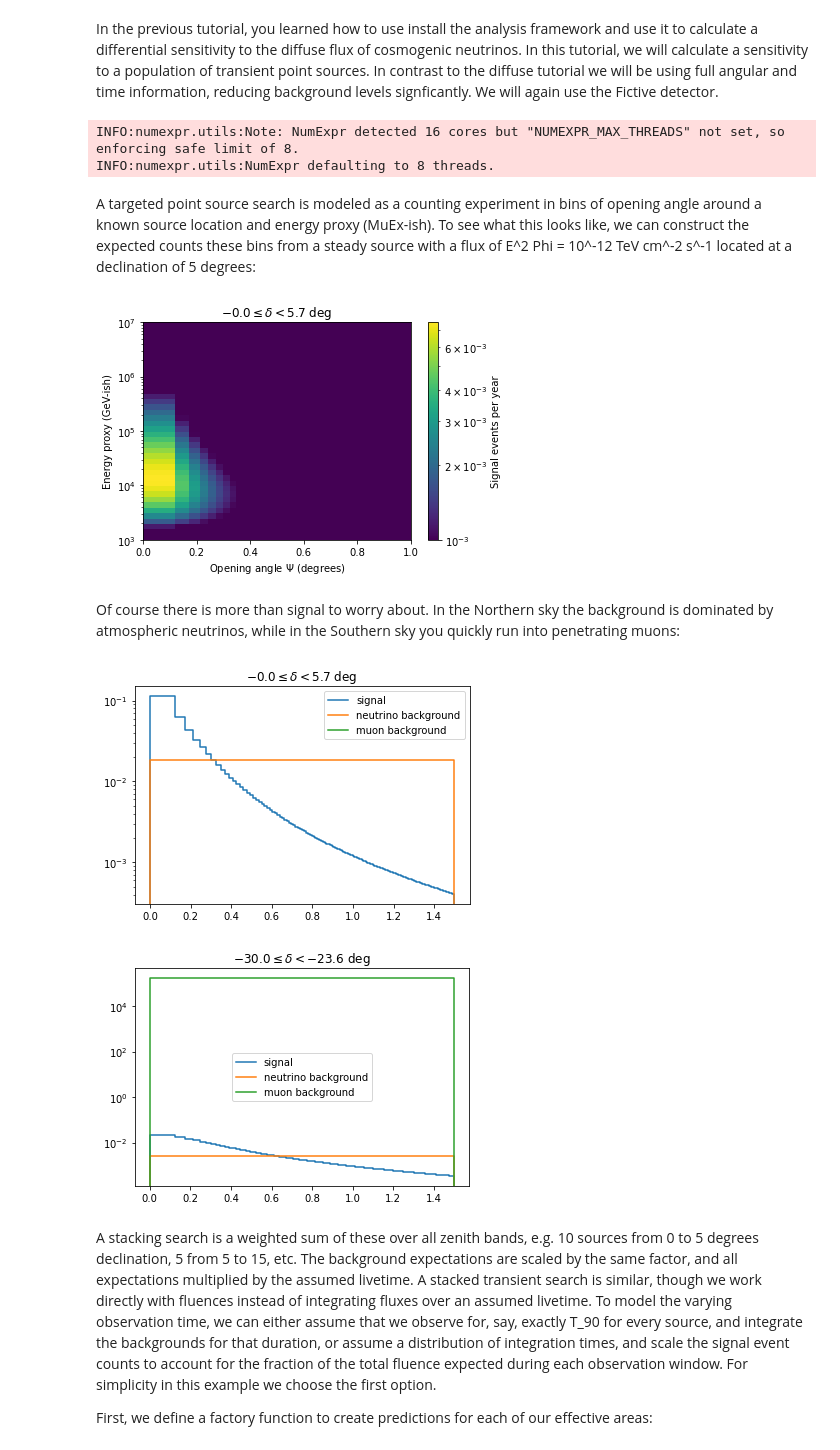
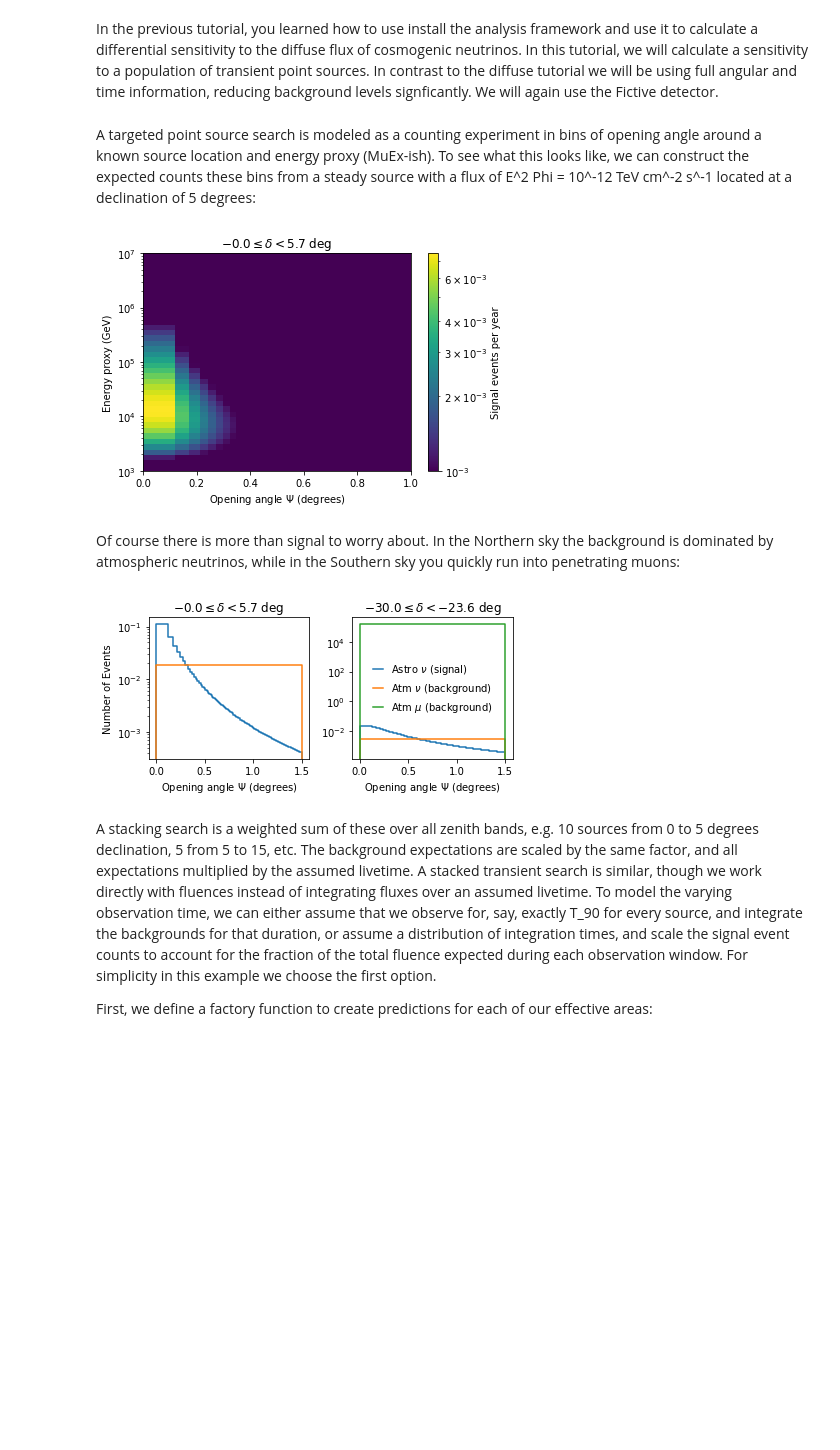
Before and after one commit to icecube/toise, a Jupyter notebook: notebooks/tutorials/002-Transient_Population_Sensitivity.ipynb, the cells around one changed output. Drawn from its saved outputs; the diff is of its cells as text; code cells hidden in the pictures; blank space fills up the shorter version.

Commit message:
remove all the gen2 references in the tutorials, and make all the plots style guide compliant

```diff
--- a/notebooks/tutorials/002-Transient_Population_Sensitivity.ipynb
+++ b/notebooks/tutorials/002-Transient_Population_Sensitivity.ipynb
@@ -3,14 +3,13 @@ In the previous tutorial, you learned how to use install the analysis framework
 # %%
 %matplotlib inline
 from matplotlib import pyplot as plt
+from matplotlib import style
+style.use("../../figures/toise.mplstyle")
 import numpy as np
 from functools import partial
 from toise import factory, diffuse, surface_veto, pointsource, grb, multillh, plotting
 import warnings
 warnings.filterwarnings("ignore") # turn off warnings
-# %% [output]
-INFO:numexpr.utils:Note: NumExpr detected 16 cores but "NUMEXPR_MAX_THREADS" not set, so enforcing safe limit of 8.
-INFO:numexpr.utils:NumExpr defaulting to 8 threads.
 # %%
 aeffs = factory.get('Fictive-Optical')
 # %% [markdown]
@@ -20,8 +19,10 @@ from matplotlib.colors import LogNorm
 track_aeff = aeffs['unshadowed_tracks'][0]
 # find the zenith band corresponding to declination 5 degrees
 zi = track_aeff.get_bin_edges('true_zenith_band').searchsorted(-np.sin(np.radians(5)))-1
-ax = plt.gca()
-plt.pcolor(
+
+fig = plt.figure(figsize=(6, 4))
+ax = fig.subplots()
+im = ax.pcolor(
     np.degrees(track_aeff.get_bin_edges('reco_psi')[:-1]),
     track_aeff.get_bin_edges('reco_energy'),
     pointsource.SteadyPointSource(track_aeff, livetime=1, zenith_bin=zi).expectations(ps_gamma=-2),
@@ -30,40 +31,45 @@ ax.semilogy()
 ax.set_ylim(1e3,1e7)
 ax.set_xlim(0,1)
 ax.set_xlabel('Opening angle $\Psi$ (degrees)')
-ax.set_ylabel('Energy proxy (GeV-ish)')
+ax.set_ylabel('Energy proxy (GeV)')
 dec = np.degrees(np.arcsin(-track_aeff.get_bin_edges('true_zenith_band')))
 ax.set_title('${:.1f} \leq \delta < {:.1f}$ deg'.format(*dec[zi+1:zi-1:-1]))
-plt.colorbar().set_label('Signal events per year')
+cbar = plt.colorbar(im, ax=ax).set_label('Signal events per year')
+fig.savefig('expected_counts.pdf')
 # %% [output]
-[figure, old version]
+[figure, new version]
 # %% [markdown]
 Of course there is more than signal to worry about. In the Northern sky the background is dominated by atmospheric neutrinos, while in the Southern sky you quickly run into penetrating muons:
 # %%
 muon_aeff = aeffs['unshadowed_tracks'][1]
 
-for dec in 5, -25:
+import matplotlib.gridspec as gridspec
+fig = plt.figure()
+gs0 = gridspec.GridSpec(1,2,figure=fig)
+axes = [ fig.add_subplot(gs0[0]), fig.add_subplot(gs0[1]) ]
+for i, dec in enumerate([5., -25.]):
     zi = track_aeff.get_bin_edges('true_zenith_band').searchsorted(-np.sin(np.radians(dec)))-1
-
-    plt.figure()
-    ax = plt.gca()
     dec = np.degrees(np.arcsin(-track_aeff.get_bin_edges('true_zenith_band')))
-    ax.set_title('${:.1f} \leq \delta < {:.1f}$ deg'.format(*dec[zi+1:zi-1:-1]))
+    axes[i].set_title('${:.1f} \leq \delta < {:.1f}$ deg'.format(*dec[zi+1:zi-1:-1]))
     exes = [
-        ('signal', pointsource.SteadyPointSource(track_aeff, livetime=1, zenith_bin=zi).expectations(ps_gamma=-2).sum(axis=0)),
-        ('neutrino background', diffuse.AtmosphericNu.conventional(track_aeff, livetime=1).point_source_background(zenith_index=zi).expectations.sum(axis=0)),
-        ('muon background', surface_veto.MuonBundleBackground(muon_aeff, livetime=1).point_source_background(zenith_index=zi, psi_bins=track_aeff.get_bin_edges('reco_psi')[:-1]).expectations.sum(axis=0)),
+        (r'Astro $\nu$ (signal)', pointsource.SteadyPointSource(track_aeff, livetime=1, zenith_bin=zi).expectations(ps_gamma=-2).sum(axis=0)),
+        (r'Atm $\nu$ (background)', diffuse.AtmosphericNu.conventional(track_aeff, livetime=1).point_source_background(zenith_index=zi).expectations.sum(axis=0)),
+        (r'Atm $\mu$ (background)', surface_veto.MuonBundleBackground(muon_aeff, livetime=1).point_source_background(zenith_index=zi, psi_bins=track_aeff.get_bin_edges('reco_psi')[:-1]).expectations.sum(axis=0)),
     ]
     for label, ex in exes:
-        plt.plot(*plotting.stepped_path(
+        axes[i].plot(*plotting.stepped_path(
             np.degrees(track_aeff.get_bin_edges('reco_psi')[:-1]),
             ex),
             label=label
         )
-    plt.legend()
-    plt.semilogy(nonpositive='clip')
+    axes[i].semilogy(nonpositive='clip')
+    axes[i].set_xlabel('Opening angle $\Psi$ (degrees)')
+axes[0].set_ylabel('Number of Events')
+axes[1].legend()
+plt.tight_layout()
+fig.savefig('S_v_B_bands.pdf')
 # %% [output]
-[figure, old version]
+[figure, new version]
-[figure, removed]
 # %% [markdown]
 A stacking search is a weighted sum of these over all zenith bands, e.g. 10 sources from 0 to 5 degrees declination, 5 from 5 to 15, etc. The background expectations are scaled by the same factor, and all expectations multiplied by the assumed livetime. A stacked transient search is similar, though we work directly with fluences instead of integrating fluxes over an assumed livetime. To model the varying observation time, we can either assume that we observe for, say, exactly T_90 for every source, and integrate the backgrounds for that duration, or assume a distribution of integration times, and scale the signal event counts to account for the fraction of the total fluence expected during each observation window. For simplicity in this example we choose the first option.
 
```
Also changed, not shown: parts of 3 cells of this notebook, 2 other files.
